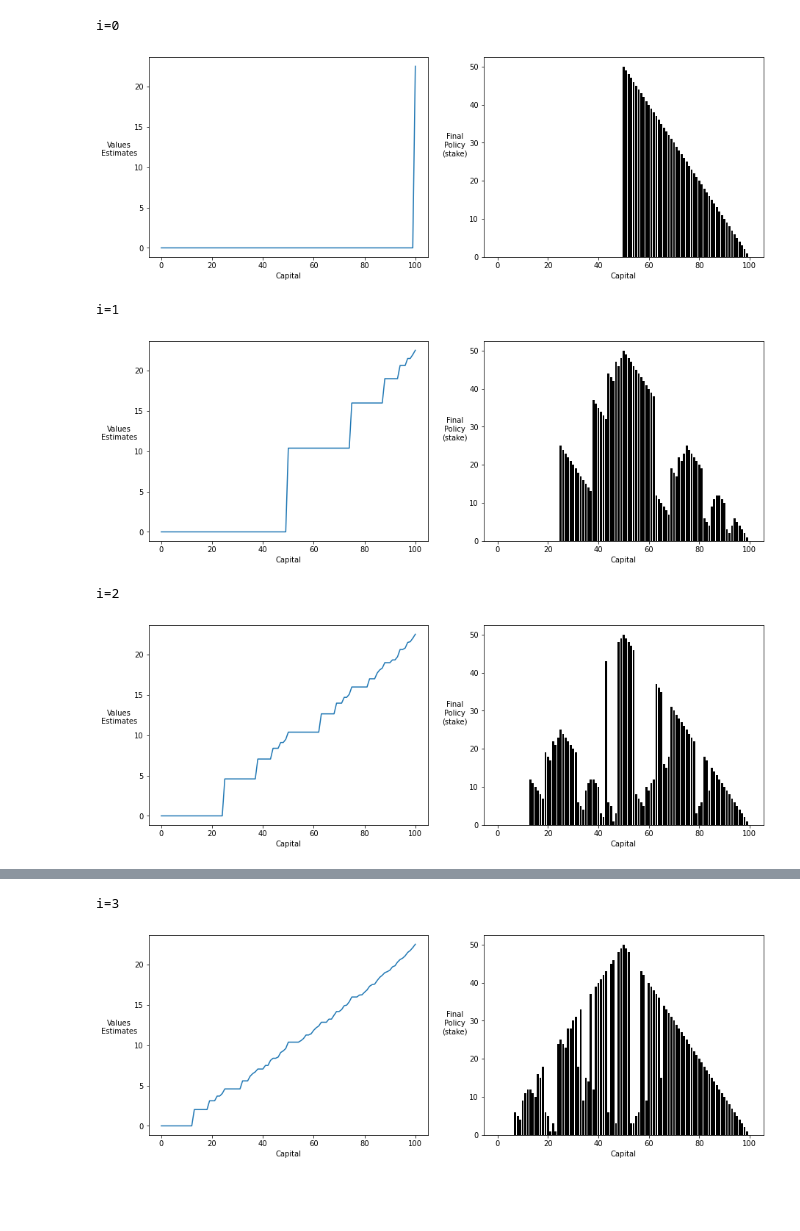
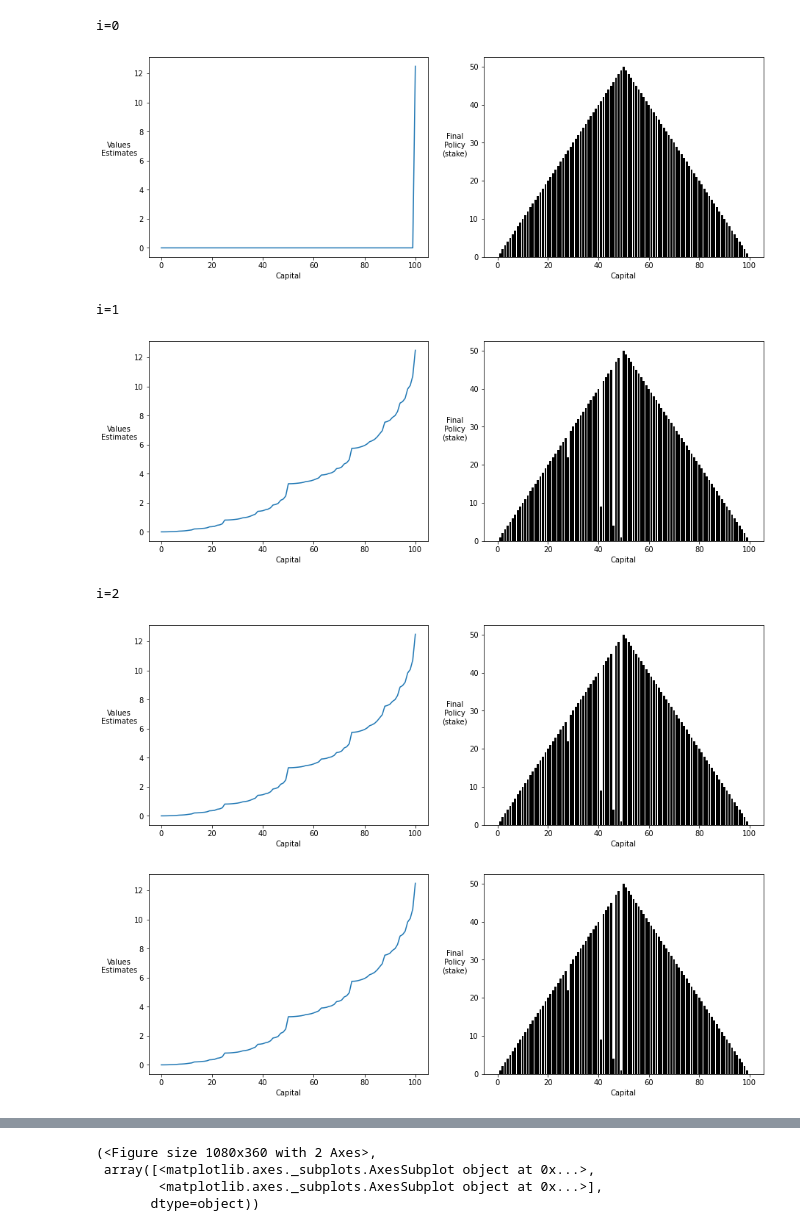
Before and after one commit to NathanZorndorf/reinforcement-learning-barto-sutton, a Jupyter notebook: chapter-4/gamblers-problem.ipynb, the cells around one changed output, grey strips where cells are left out. Drawn from its saved outputs; the diff is of its cells as text; code cells hidden in the pictures; blank space fills up the shorter version.

Commit message:
custom tie breaking

```diff
--- a/chapter-4/gamblers-problem.ipynb
+++ b/chapter-4/gamblers-problem.ipynb
@@ -29,18 +29,19 @@ import seaborn as sn
 from matplotlib.colors import LinearSegmentedColormap
 # %%
 class GamblersProblem:
-    def __init__(self, p_h=P_H) -> None:
+    def __init__(self, p_h=0.5, win=100) -> None:
         self.p_h = p_h
-        self.state = WIN/2
-        self.state_space = list(range(0,WIN+1))
+        self.win = 100
+        self.state = self.win/2
+        self.state_space = list(range(0,self.win+1))
         return
 
     def reset(self):
-        self.state = WIN/2
+        self.state = self.win/2
         return
 
     def action_space(self, state):
-        return list(range(1, min(state, WIN-state)+1)) # caps action space to [0-50] and thus resulting state space to [0,100]
+        return list(range(1, min(state, self.win-state)+1)) # caps action space to [0-50] and thus resulting state space to [0,100]
 
 
     def random_choice(self):
@@ -64,7 +65,7 @@ class GamblersProblem:
         if state == 0:
             reward = 0
             next_state = state
-        elif state == WIN:
+        elif state == self.win:
             reward = 1
             next_state = state
         else:
@@ -75,8 +76,9 @@ class GamblersProblem:
 
     def get_dynamics(self, state, action):
         dynamics = [] # list of tuples
-        dynamics.append((self.p_h, int(state + action == WIN), self.state_value[state + action])) # if we win
+        dynamics.append((self.p_h, int(state + action == self.win), self.state_value[state + action])) # if we win
         dynamics.append((1-self.p_h, 0, self.state_value[state - action])) # if we lose
+        # dynamics.append((1-self.p_h, int(state - action == 0) * -1, self.state_value[state - action])) # if we lose
         return dynamics
 
     def bellman_expectation(self, state, action, discount=1):
@@ -92,7 +94,7 @@ class GamblersProblem:
 
         '''
         # initialize value function
-        self.state_value = np.zeros(WIN+1)
+        self.state_value = np.zeros(self.win+1)
         # number of sweeps
         for k in range(steps):
             # cache old values if not in place
@@ -126,8 +128,13 @@ class GamblersProblem:
             action_values = np.zeros(len(self.action_space(state))+1) # initialize
             for action in self.action_space(state):
                 action_values[action] = self.bellman_expectation(state, action)
-                best_action = np.argmax(action_values)
-                best_value = action_values[best_action]
+            # how do you want to break ties of action values?
+            best_action = np.argmax(action_values) # take first max
+            # define custom solution
+            best_actions = np.where(action_values == np.max(action_values))
+            if len(best_actions) > 1:
+                print(f's={state}, best_actions={best_actions}')
+            best_action = np.max(best_actions)
 
             # V1
             # for action in self.action_space(state):
@@ -157,7 +164,7 @@ class GamblersProblem:
             # pitn counter
             print(f'i={i}')
             # evaluate policy
-            value_function = self.policy_evaluation(steps=50) # updates self.state_value internally
+            value_function = self.policy_evaluation(steps=50, in_place=False) # updates self.state_value internally
             # improve policy
             policy_stable = self.policy_improvement() # updates self.policy internally
             # plot
@@ -178,14 +185,14 @@ class GamblersProblem:
             Tuple([np.array, np.array]): Tuple of (value_function, policy)
         '''
         # initialize value function
-        self.state_value = np.zeros(WIN+1)
+        self.state_value = np.zeros(self.win+1)
         # while we haven't converged
         while True:
             delta = 0
             # find best action for each state
             for state in self.state_space:
                 # initialize array to save values
-                action_values = np.zeros(WIN+1)
+                action_values = np.zeros(self.win+1)
                 # loop through each action available for this state
                 for action in self.action_space(state):
                     # calculate expectation for state action pair and update action_values array
@@ -203,9 +210,9 @@ class GamblersProblem:
         # Create a deterministic policy using the optimal value function
         self.policy = np.zeros(shape=len(self.state_space), dtype=np.int)
         # discover best action for each state
-        for state in range(1, WIN):
+        for state in range(1, self.win):
             # One step lookahead to find the best action for this state
-            A = np.zeros(WIN+1)
+            A = np.zeros(self.win+1)
             # find action that corresponds with highest value (bellman expectation)
             for action in self.action_space(state):
                 A[action] = self.bellman_expectation(state, action, discount=1)
@@ -231,21 +238,22 @@ class GamblersProblem:
 # %%
 # parameters
 WIN = 100
-P_H = 0.45
+P_H = 0.25
 
 # initialize environment
 env = GamblersProblem(p_h=P_H)
 
 # perform policy iteration
 env.policy_iteration()
 
 # perform value iteration
-# value_function, policy = env.value_iteration()
-# env.render(value_function, policy)
+value_function, policy = env.value_iteration()
+env.render(value_function, policy)
 # %% [output]
 i=0
-[figure, old version]
+[figure, new version]
 i=1
-[figure, old version]
+[figure, new version]
 i=2
-[figure, old version]
+[figure, new version]
+[figure, new version]
@@ -252,2 +261,4 @@ i=2
-i=3
+(<Figure size 1080x360 with 2 Axes>,
+ array([<matplotlib.axes._subplots.AxesSubplot object at 0x...>,
+        <matplotlib.axes._subplots.AxesSubplot object at 0x...>],
+       dtype=object))
-[figure, old version]
```
Also changed, not shown: parts of 1 cell of this notebook.
